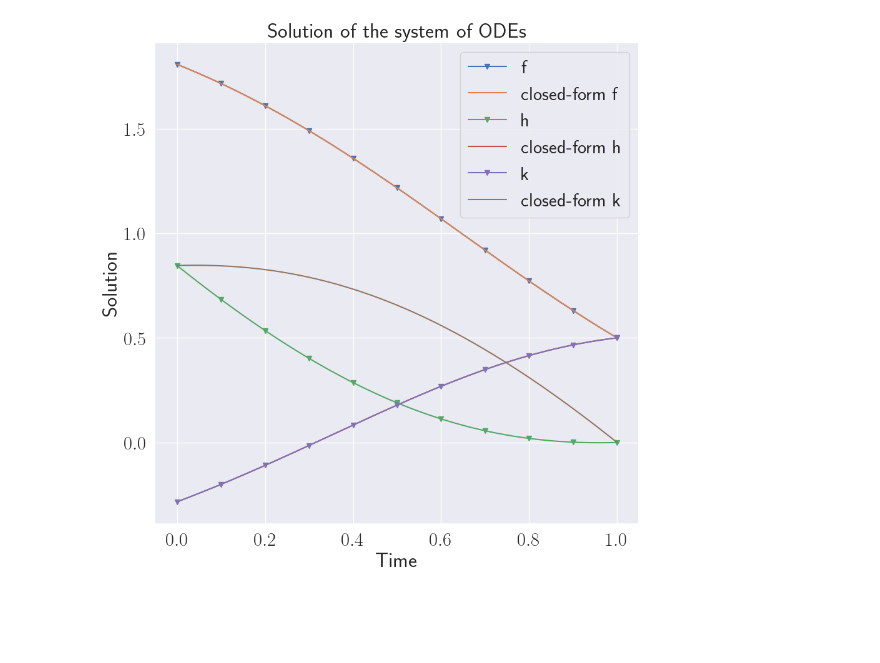
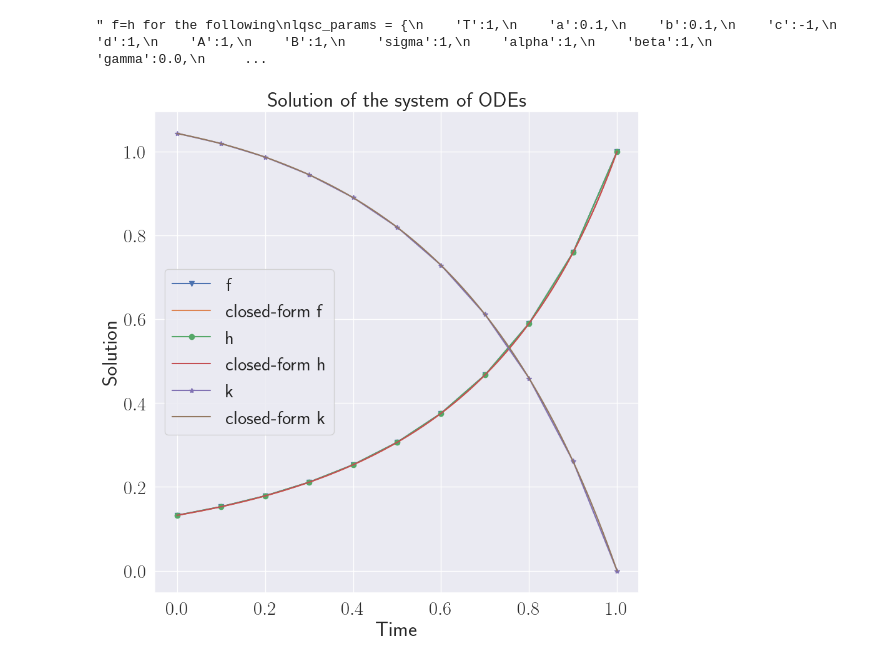
Before and after one commit to arashfahim/multiscale-PGM-for-stochastic-control, a Jupyter notebook: LQC/Riccati.ipynb, the cells around one changed output. Saved outputs shown, nothing was run; the diff lists cells and outputs as text; code cells hidden in the pictures; blank space fills up the shorter version.

```diff
--- a/LQC/Riccati.ipynb
+++ b/LQC/Riccati.ipynb
@@ -123,18 +102,36 @@ import pandas as pd
 # %%
 lqsc_params = {
     'T':1,
-    'a':0.5,
-    'b':0.5,
-    'c':1,
+    'a':0.1,
+    'b':0.1,
+    'c':-1,
     'd':1,
     'A':1,
     'B':1,
-    'sigma':1.,
-    'alpha':0.5,
-    'beta':0.5,
+    'sigma':2,
+    'alpha':1,
+    'beta':1,
     'gamma':0.0,
-    'num_time_steps':1000,
+    'num_time_steps':10,
     }
+''' f=h for the following
+lqsc_params = {
+    'T':1,
+    'a':0.1,
+    'b':0.1,
+    'c':-1,
+    'd':1,
+    'A':1,
+    'B':1,
+    'sigma':1,
+    'alpha':1,
+    'beta':1,
+    'gamma':0.0,
+    'num_time_steps':10,
+    }
+'''
+# %% [output]
+" f=h for the following\nlqsc_params = {\n    'T':1,\n    'a':0.1,\n    'b':0.1,\n    'c':-1,\n    'd':1,\n    'A':1,\n    'B':1,\n    'sigma':1,\n    'alpha':1,\n    'beta':1,\n    'gamma':0.0,\n     ...
 # %%
 # Define the system of ODEs
 class Riccati(object):
@@ -160,10 +157,10 @@ class Riccati(object):
         lb1=0.5*(q1+np.sqrt(q1**2-4*q0*q2))
         lb2 = -lb1+q1
         C1 = -(lb1+q2*self.alpha)/(lb2+q2*self.alpha)
-        C2 = (self.beta+self.B/self.d)*(1+C1)/self.b-(1/lb1+C1/lb2)
+        C2 = self.beta*(1+C1)-self.b*(1/(lb1-self.c)+C1/(lb2-self.c))+self.B/self.d*(lb1/(lb1-self.c)+C1*lb2/(lb2-self.c))
         self.f_func = lambda t: -1/q2*(lb1*np.exp(lb1*(self.T-t))+C1*lb2*np.exp(lb2*(self.T-t)))/(np.exp(lb1*(self.T-t))+C1*np.exp(lb2*(self.T-t)))
-        self.h_func = lambda t: self.b*((1/lb1)*np.exp(lb1*(self.T-t))+C1*(1/lb2)*np.exp(lb2*(self.T-t))+C2)/(np.exp(lb1*(self.T-t))+C1*np.exp(lb2*(self.T-t)))-self.B/self.d
-        self.integrand = lambda t: self.sigma**2*self.f_func(t) -(self.B+self.d*self.h_func(t))**2/(4*self.A)
+        self.h_func = lambda t: (self.b*((1/(lb1-self.c))*np.exp(lb1*(self.T-t))+C1*(1/(lb2-self.c))*np.exp(lb2*(self.T-t)))-self.B/self.d*((lb1/(lb1-self.c))*np.exp(lb1*(self.T-t))+C1*(lb2/(lb2-self.c))*np.exp(lb2*(self.T-t)))+C2*np.exp(self.c*(self.T-t)))/(np.exp(lb1*(self.T-t))+C1*np.exp(lb2*(self.T-t)))
+        self.integrand = lambda t: self.sigma**2*self.f_func(self.T-t) -(self.B+self.d*self.h_func(self.T-t))**2/(4*self.A)
         self.k_func = lambda t: integrate.quad(lambda x: self.integrand(x), 0, self.T-t)[0]
 
     def __call__(self,tx):
@@ -173,7 +170,7 @@ class Riccati(object):
     def system_of_odes(self, t, y):
         dydt = [
             self.a+2*self.c*y[0]-(np.power(self.d,2)*np.power(y[0],2))/self.A,                 # df/dt = a+2cf-d^2*f^2/A; f(0)=alpa
-            self.b-(self.B+self.d*y[1])*self.d*y[0]/self.A,                       # dh/dt = b-(B+dh)fd/A; h(0)=beta
+            self.b+self.c*y[1]-(self.B+self.d*y[1])*self.d*y[0]/self.A,                       # dh/dt = b-(B+dh)fd/A; h(0)=beta
             np.power(self.sigma,2)*y[0]-(self.B+self.d*y[1])**2/(4*self.A)        # dk/dt = sigma^2*f-(B+dh)^2/4A; k(0)=0
         ]
         return dydt
@@ -181,9 +178,9 @@ class Riccati(object):
     def approx_sol(self):
         # Time span
         t_span = (0, self.T)  # Start and end time
-        t_eval=np.linspace(0, 1, self.num_time_steps+1)
+        t_eval=np.linspace(0, self.T, self.num_time_steps+1)
         # Solve the system of ODEs
-        sol = solve_ivp(self.system_of_odes,t_span, self.initial_conditions, t_eval=np.linspace(0, 1, self.num_time_steps+1))
+        sol = solve_ivp(self.system_of_odes,t_span, self.initial_conditions, t_eval=t_eval)
         #
         f=np.flip(sol.y[0])
         h=np.flip(sol.y[1])
@@ -192,25 +189,26 @@ class Riccati(object):
 # %%
 r = Riccati(lqsc_params)
 # %%
-t, f,k,h = r.approx_sol()
+t, f,h,k = r.approx_sol()
 # %%
 # Plot the solution
+ti = np.linspace(0,r.T,1000);
 plt.figure(figsize=(10,10),dpi=100);
-plt.plot(t, f, label='f',marker='v', markevery=100)
-plt.plot(t,r.f_func(t), label='closed-form f')
-plt.plot(t, h, label='h',marker='v', markevery=100)
-plt.plot(t,r.h_func(t), label='closed-form h')
-plt.plot(t, k, label='k',marker='v', markevery=100)
-plt.plot(t,[r.k_func(v) for v in t], label='closed-form k')
+plt.plot(t, f, label='f',marker='v', markevery=1)
+plt.plot(ti,r.f_func(ti), label='closed-form f')
+plt.plot(t, h, label='h',marker='o', markevery=1)
+plt.plot(ti,r.h_func(ti), label='closed-form h')
+plt.plot(t, k, label='k',marker='*', markevery=1)
+plt.plot(ti,[r.k_func(v) for v in ti], label='closed-form k')
 plt.xlabel('Time')
 plt.ylabel('Solution')
 plt.title('Solution of the system of ODEs')
 
 
 plt.legend()
 plt.grid(True)
 plt.show()
 # print(t_eval)
 # print(f.shape,state_var.shape)
 # %% [output]
-[figure, old version]
+[figure, new version]
```
Also changed, not shown: parts of 6 cells of this notebook, 10 other files.
